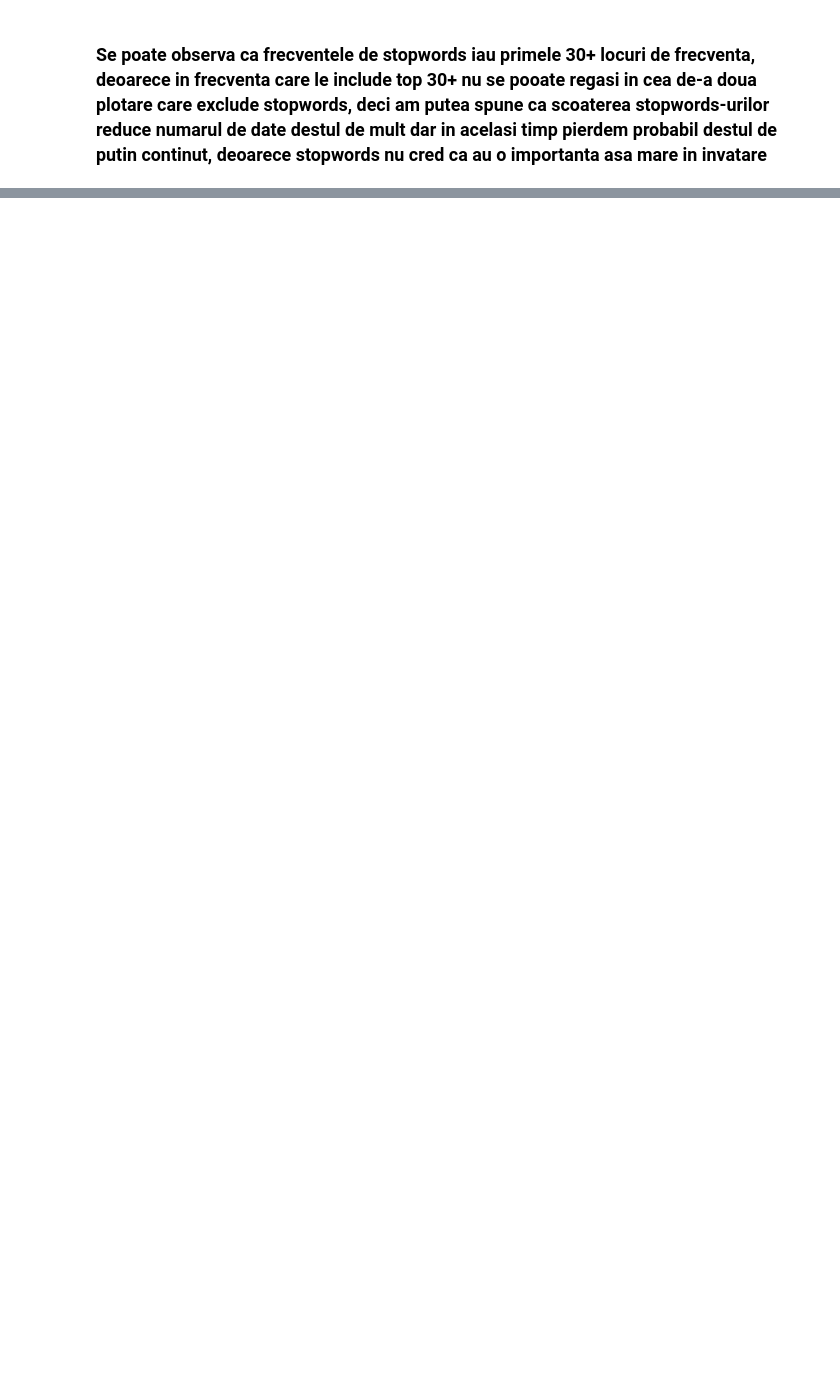
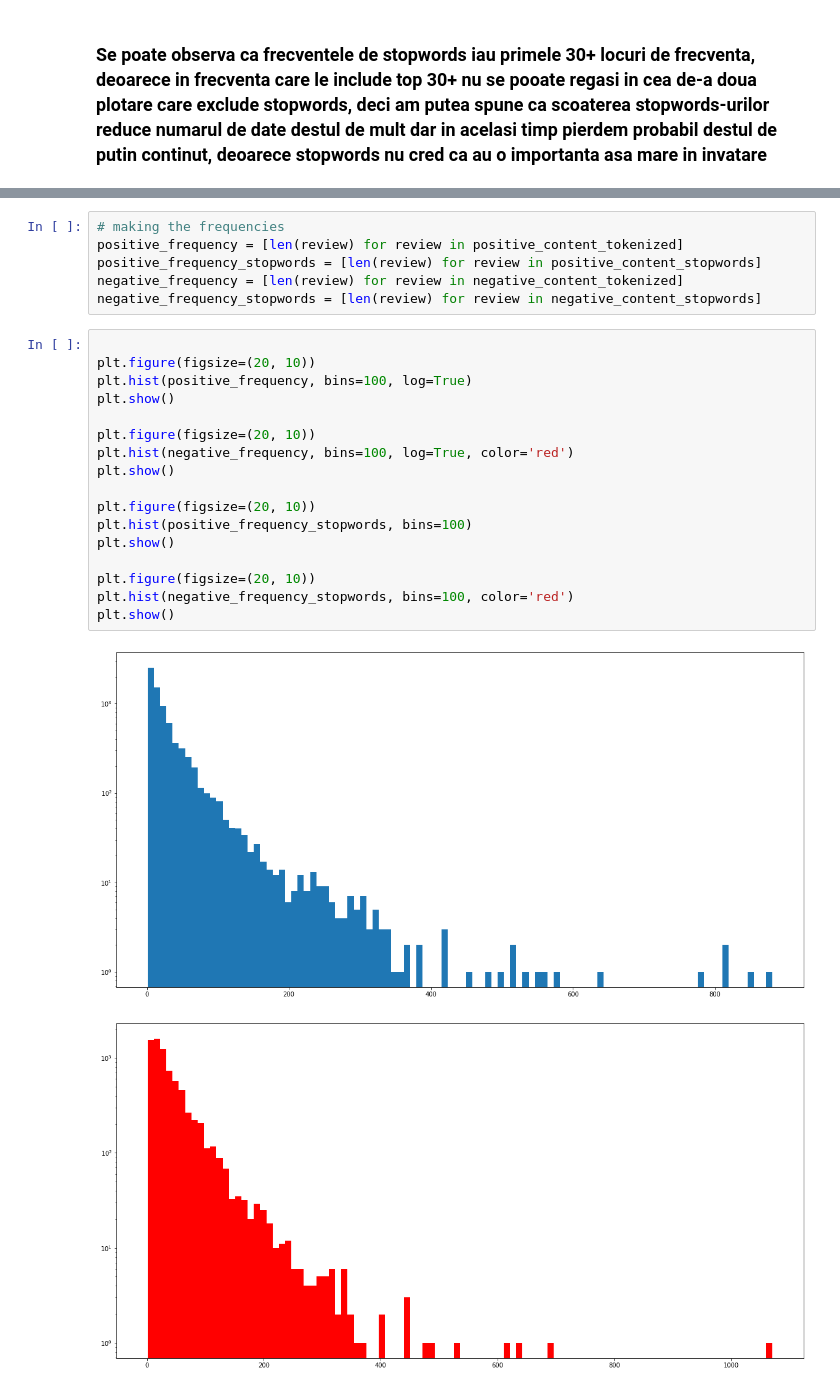
Before and after one commit to danielsociu/university-nlp, a Jupyter notebook: lab2/lab_2_solution.ipynb, the cells around one changed output, grey strips where cells are left out. Saved outputs shown, nothing was run; the diff lists cells and outputs as text; blank space fills up the shorter version.

```diff
--- a/lab2/lab_2_solution.ipynb
+++ b/lab2/lab_2_solution.ipynb
@@ -238,0 +277,26 @@ plt.show()
+# %%
+# making the frequencies
+positive_frequency = [len(review) for review in positive_content_tokenized]
+positive_frequency_stopwords = [len(review) for review in positive_content_stopwords]
+negative_frequency = [len(review) for review in negative_content_tokenized]
+negative_frequency_stopwords = [len(review) for review in negative_content_stopwords]
+# %%
+
+plt.figure(figsize=(20, 10))
+plt.hist(positive_frequency, bins=100, log=True)
+plt.show()
+
+plt.figure(figsize=(20, 10))
+plt.hist(negative_frequency, bins=100, log=True, color='red')
+plt.show()
+
+plt.figure(figsize=(20, 10))
+plt.hist(positive_frequency_stopwords, bins=100)
+plt.show()
+
+plt.figure(figsize=(20, 10))
+plt.hist(negative_frequency_stopwords, bins=100, color='red')
+plt.show()
+# %% [output]
+[figure, added]
+[figure, added]
```
Also changed, not shown: parts of 16 cells of this notebook, 1 other file.
